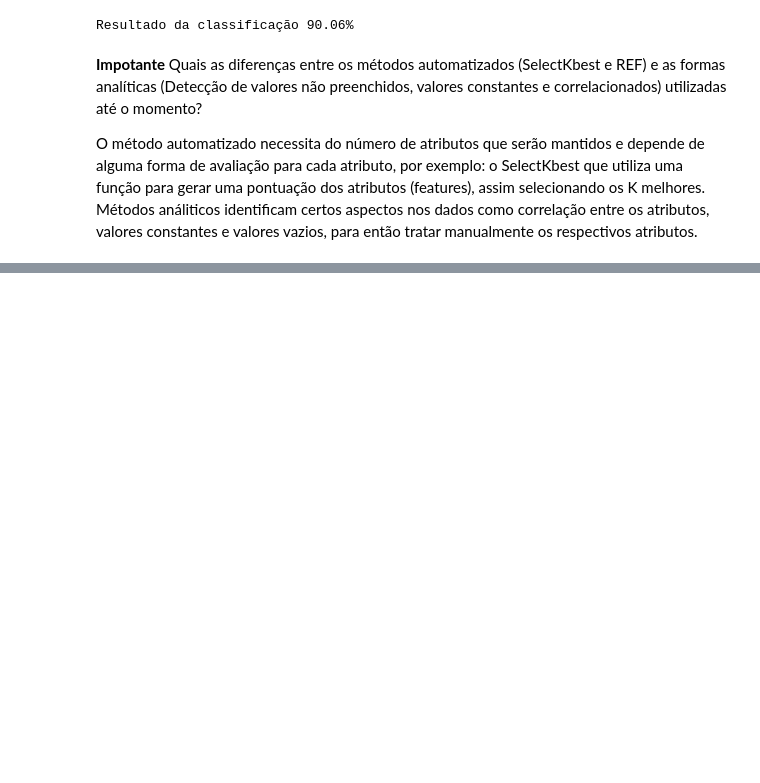
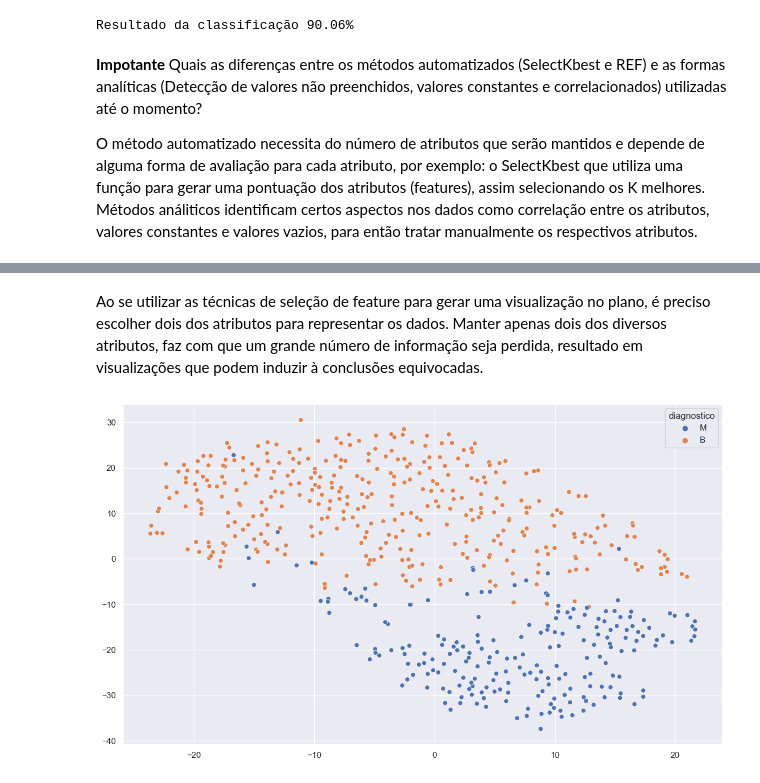
Before and after one commit to Marcus-Bernard0/data_science_alura, a Jupyter notebook: 21 - Machine Learning 2/Projeto.ipynb, the cells around one changed output, grey strips where cells are left out. Cells and saved outputs as stored; diff of their text form; code cells hidden in the pictures; blank space fills up the shorter version.

```diff
--- a/21 - Machine Learning 2/Projeto.ipynb
+++ b/21 - Machine Learning 2/Projeto.ipynb
@@ -419,0 +484,13 @@ O método automatizado necessita do número de atributos que serão mantidos e d
+# %% [markdown]
+Ao se utilizar as técnicas de seleção de feature para gerar uma visualização no plano, é preciso escolher dois dos atributos para representar os dados. Manter apenas dois dos diversos atributos, faz com que um grande número de informação seja perdida, resultado em visualizações que podem induzir à conclusões equivocadas.
+# %%
+from sklearn.manifold import TSNE
+
+tsne = TSNE(n_components = 2)
+valores_exames_v9 = tsne.fit_transform(valores_exames_v5)
+
+plt.figure(figsize=(14, 8))
+sns.scatterplot(x = valores_exames_v9[:,0], y = valores_exames_v9[:,1], hue = diagnostico)
+plt.show()
+# %% [output]
+[figure, added]
```
Also changed, not shown: parts of 11 cells of this notebook.
